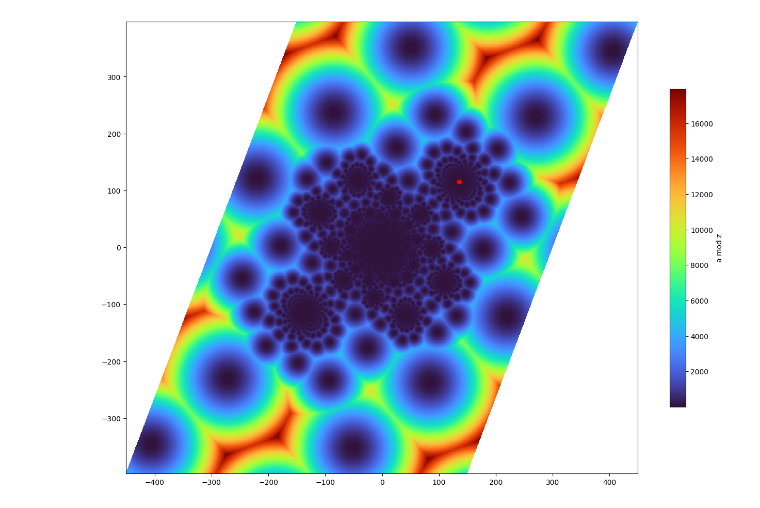
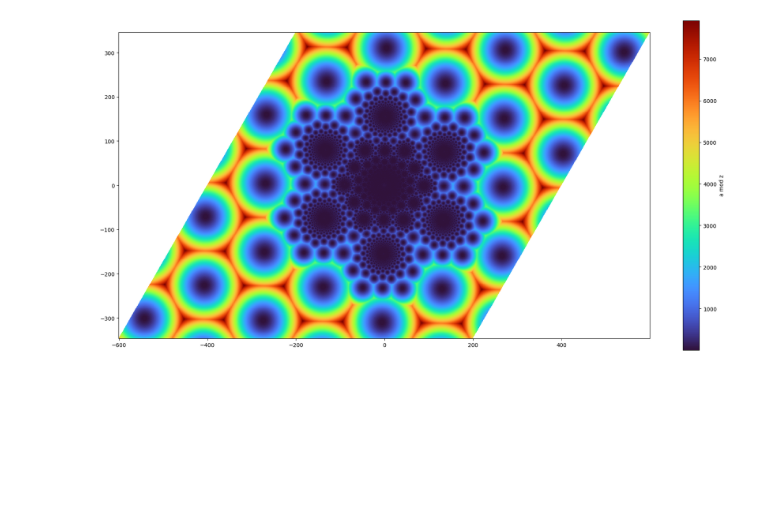
Before and after one commit to alextcup/MATH-3030-Project1, a Jupyter notebook: code/imaginary_quadratic_integers.ipynb, the cells around one changed output. Drawn from its saved outputs; the diff is of its cells as text; code cells hidden in the pictures; blank space fills up the shorter version.

```diff
--- a/code/imaginary_quadratic_integers.ipynb
+++ b/code/imaginary_quadratic_integers.ipynb
@@ -4,7 +4,7 @@ import numpy as np
 import matplotlib.pyplot as plt
 from matplotlib.colors import LogNorm
 # %%
-D = 7
+D = 3
 # %%
 class QInt:
   def __init__(self, r=0, i=0, D=D):
@@ -122,7 +122,7 @@ def gauss_gcd(a, b, i=1):
 # %%
 a = QInt(92, 87)
 
-grid_size = 300
+grid_size = 400
 dividends = [QInt(x, y) for x in range(-grid_size, grid_size) for y in range(-grid_size, grid_size)]
 # %%
 steps = []
@@ -242,5 +242,5 @@ plt.show()
 # %%
-fig, ax = plt.subplots(figsize=(16, 16))
+fig, ax = plt.subplots(figsize=(22, 22))
 
 x, y = np.array(range(-grid_size, grid_size)), np.array(range(-grid_size, grid_size))
 X, Y = np.meshgrid(x, y, indexing='ij')
@@ -264,9 +264,9 @@ cf = ax.pcolormesh(
 
 cf.cmap.set_bad(color='#321543')
 
-for assoc in assocs:
-    as_x, as_y = embed(assoc.real(), assoc.imag())
-    ax.scatter(as_x, as_y, color='red', zorder=5)
+# for assoc in assocs:
+#     as_x, as_y = embed(assoc.real(), assoc.imag())
+#     ax.scatter(as_x, as_y, color='red', zorder=5)
 
 # b_lines = boundary_lines(D)
 # for (m1, m2, c1, c2) in b_lines:
@@ -282,37 +282,37 @@ b_lines = boundary_lines(D)
 #             circ_lines2(a, m1, m2, c1, c2+k)
 
 # for k in [-5,-4,-3, 2, 3]:
-#     q = QInt(1, 1)
+#     q = QInt(1, )
 #     for (m1, m2, c1, c2) in b_lines:
 #         if abs(c1) == 0.5:
 #             circ_lines2(a, m1, m2, c1+k, c2, q)
 #         elif abs(c2) == 0.5:
 #             circ_lines2(a, m1, m2, c1, c2+k, q)
 
 
 # for (m1, m2, c1, c2) in b_lines:
 #     # circ_lines2(a, m1, m2, c1, c2, q=QInt(1, 0))
 #     circ_lines2(a, 0, 1, 1.5, 0)
 
 
 # for k in [-3,-2,-1,0,1, 2, 3]:
 #     for i in [1]:
 #         q1 = G(i, 0)
 #         q2 = G(-i, 0)
 #         q1, q2 = complex(q1), complex(q2)
 #         circ_lines2(0, 1, k+0.5, 0, q1)
 #         circ_lines2(0, 1, k+0.5, 0, q2)
 
 ax.set_aspect('equal')
 
 cbar = plt.colorbar(cf, shrink=0.5)
 cbar.set_label("a mod z")
 
-plt.savefig('vegasr2.png')
+# plt.savefig('gaussr2circ.png')
 
 plt.show()
 # %% [output]
-[figure, old version]
+[figure, new version]
 # %%
 fig, ax = plt.subplots(figsize=(16, 16))
 
```
Also changed, not shown: parts of 2 cells of this notebook, 3 other files.
